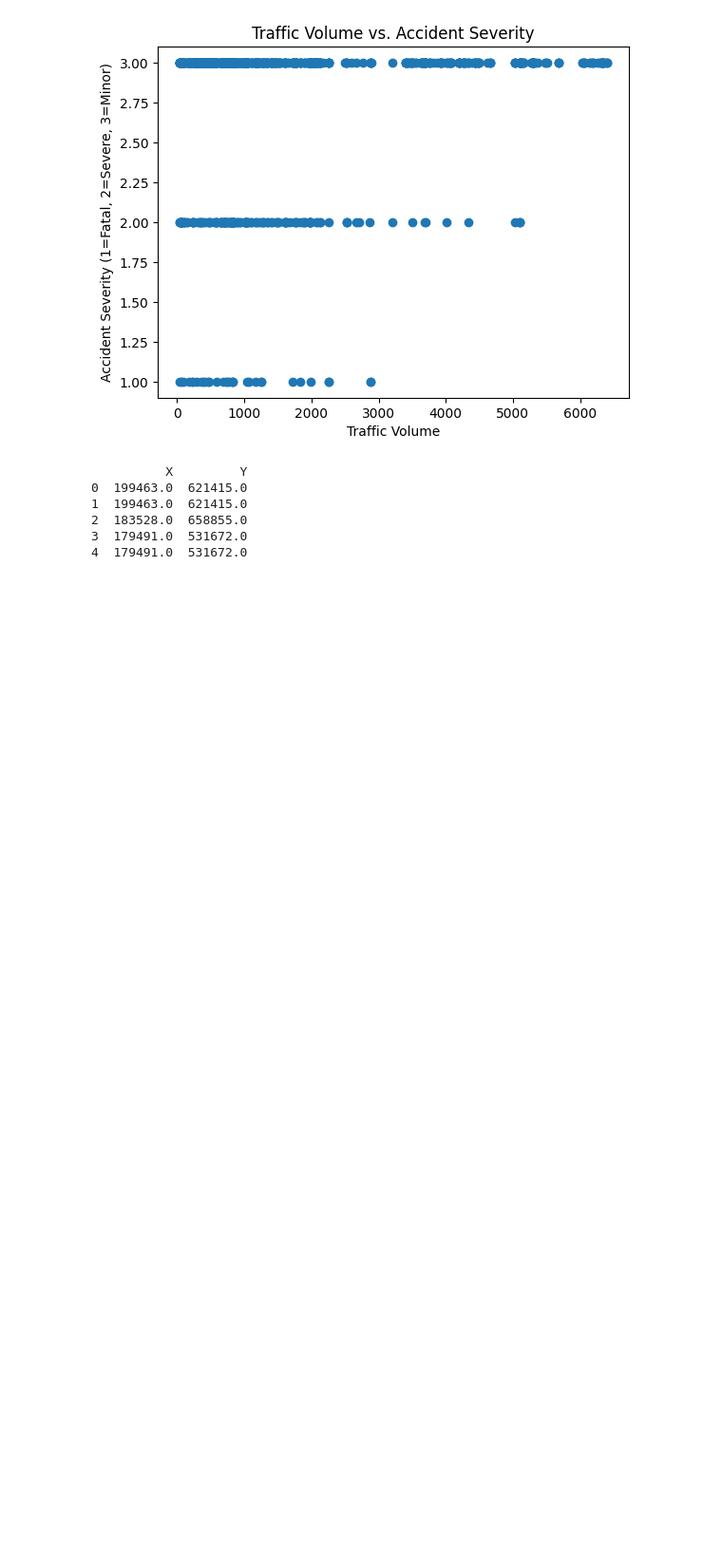
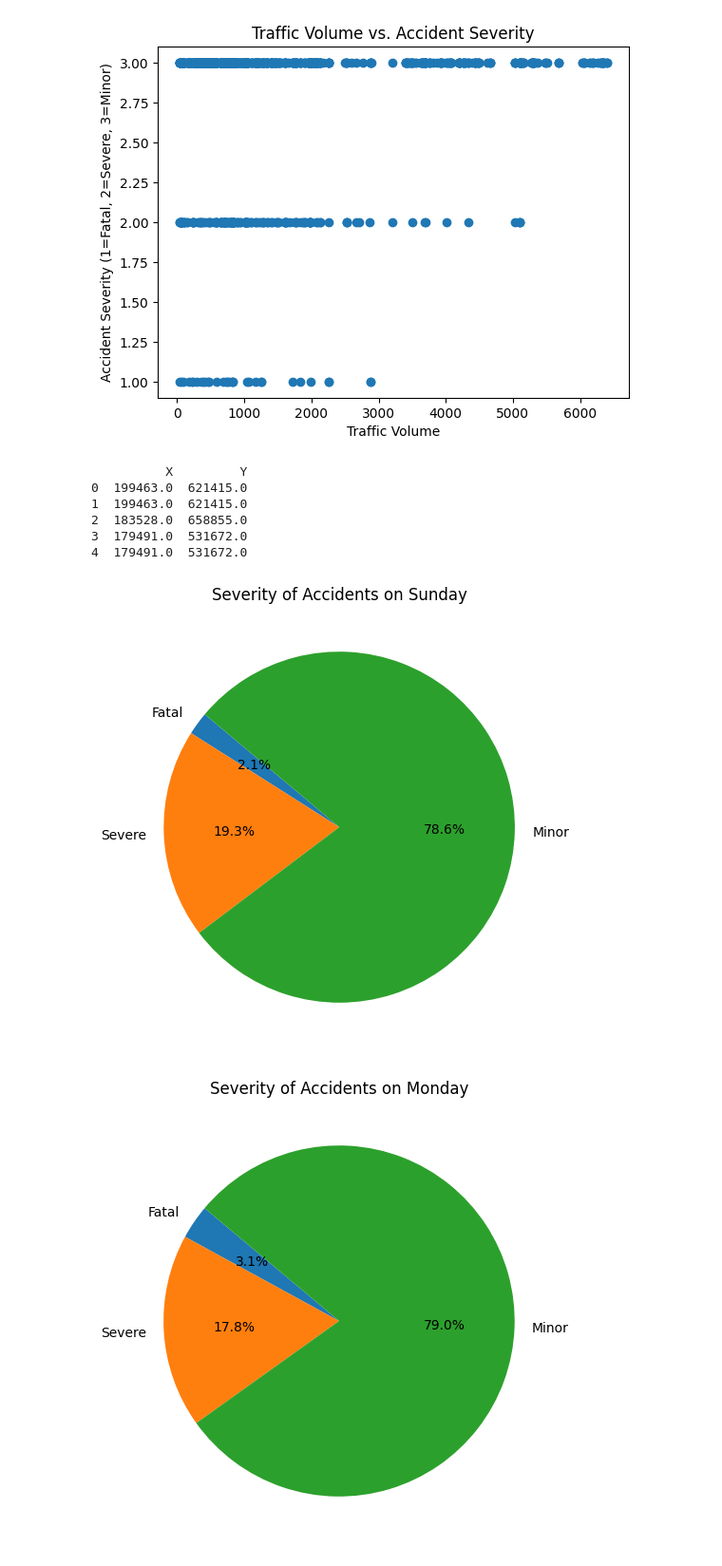
Before and after one commit to MosheT01/QGIS-Traffic-Accidents-IL, a Jupyter notebook: DATA/2021/TRYING TO CROSS REFRENCE ACCIDENTS AND COUNT/Second Try.ipynb, the cells around one changed output. Shown: that part at 95% size. Cells and saved outputs as stored; diff of their text form; code cells hidden in the pictures; blank space fills up the shorter version.

```diff
--- a/DATA/2021/TRYING TO CROSS REFRENCE ACCIDENTS AND COUNT/Second Try.ipynb
+++ b/DATA/2021/TRYING TO CROSS REFRENCE ACCIDENTS AND COUNT/Second Try.ipynb
@@ -98,3 +98,30 @@ print(merged_df[['X', 'Y']].head())
 # %%
 # Export the merged DataFrame to a CSV file
 merged_df.to_csv('./merged_traffic_accidents_for_qgis.csv', index=False)
+# %%
+import pandas as pd
+import matplotlib.pyplot as plt
+
+# Load the accident data
+accident_df = pd.read_csv('../accidents/puf Äùàûÿ.csv', encoding='ISO-8859-8')
+
+# Rename columns for consistency
+accident_df.rename(columns={'HODESH_TEUNA': 'hodesh', 'SHAA': 'shaa', 'YOM_BASHAVUA': 'yom'}, inplace=True)
+
+# Group data by day of the week and severity
+severity_by_day = accident_df.groupby(['yom', 'HUMRAT_TEUNA']).size().unstack(fill_value=0)
+
+# Define labels for the severity levels
+severity_labels = {1: 'Fatal', 2: 'Severe', 3: 'Minor'}
+
+# Create a pie chart for each day of the week
+days_labels = ['Sunday', 'Monday', 'Tuesday', 'Wednesday', 'Thursday', 'Friday', 'Saturday']
+
+for day in range(1, 8):  # Days are coded as 1=Sunday, 7=Saturday
+    plt.figure(figsize=(6, 6))
+    plt.pie(severity_by_day.loc[day], labels=[severity_labels.get(i, f"Severity {i}") for i in severity_by_day.columns], autopct='%1.1f%%', startangle=140)
+    plt.title(f'Severity of Accidents on {days_labels[day-1]}')
+    plt.show()
+# %% [output]
+[figure, added]
+[figure, added]
```
Also changed, not shown: parts of 3 cells of this notebook, 20 other files.
